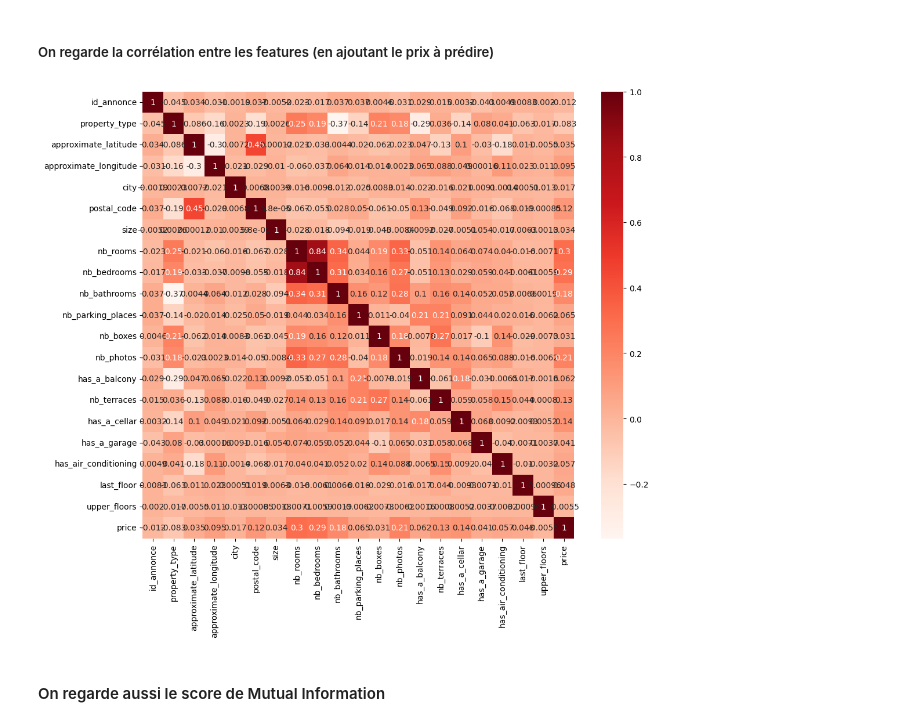
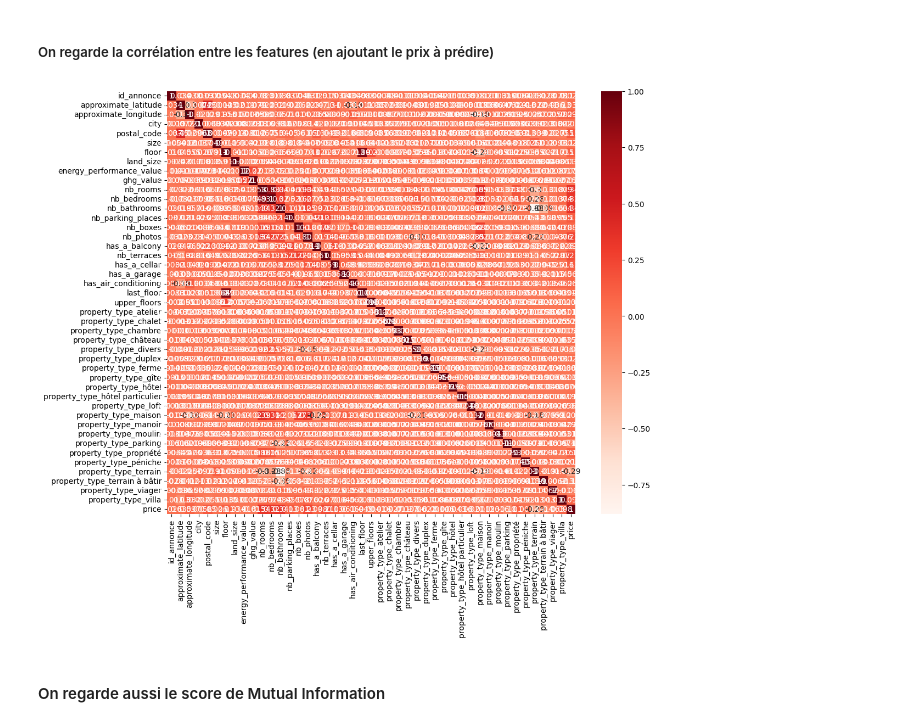
Before and after one commit to Clemflannagahn/STASC, a Jupyter notebook: Features_engineering/Traitement_dataset_CA.ipynb, the cells around one changed output. Cells and saved outputs as stored; diff of their text form; code cells hidden in the pictures.

```diff
--- a/Features_engineering/Traitement_dataset_CA.ipynb
+++ b/Features_engineering/Traitement_dataset_CA.ipynb
@@ -87,3 +78,10 @@ X
+# %%
+#one hot encoding for property_type
+X = pd.get_dummies(X, columns=['property_type'], drop_first=True)
+
+# Label encoding for city
+le = LabelEncoder()
+X['city'] = le.fit_transform(X['city'])
 # %% [markdown]
 ### On s'occupe maintenant des valeurs nulles de toutes les colonnnes
 # %%
@@ -120,3 +115,0 @@ ratio_val_manquantes.sort_values(by = "Ratio de valeurs manquantes",ascending =
-# %%
-X = X.drop(columns = ["floor","land_size","ghg_value","energy_performance_value"],axis=1)
-X.shape
@@ -127,5 +115,0 @@ X.shape
-# %%
-colomnes = X.columns
-
-for col in colomnes:
-    X[col].fillna(X[col].mean(),inplace=True)
@@ -132,17 +118,28 @@ for col in colomnes:
+# %%
+def features_incomplete(X):
+    Features_incomplete = []
+    for x in X.columns:
+        if X[x].isnull().sum()/len(X[x])*100 > 0:
+            Features_incomplete.append(x)
+    return Features_incomplete
+
+for x in features_incomplete(X):
+    # On remplit les valeurs manquantes par la valeur la plus fréquente
+    X[x].fillna(X[x].value_counts().index[0], inplace=True)
 # %% [markdown]
 ### Corrélation entre les features
 # %% [markdown]
 ##### On regarde la corrélation entre les features (en ajoutant le prix à prédire)
 # %%
 X_with_price = X.copy()
-X_with_price["price"] = y["price"]
+X_with_price["price"] = np.log1p(y["price"])
 
 plt.figure(figsize=(12,10))
 cor = X_with_price.corr()
 sns.heatmap(cor, annot=True, cmap=plt.cm.Reds)
 plt.show()
 # %% [output]
-[figure, old version]
+[figure, new version]
 # %% [markdown]
 #### On regarde aussi le score de Mutual Information
 # %%
```
Also changed, not shown: parts of 30 cells of this notebook, 1 other file.
